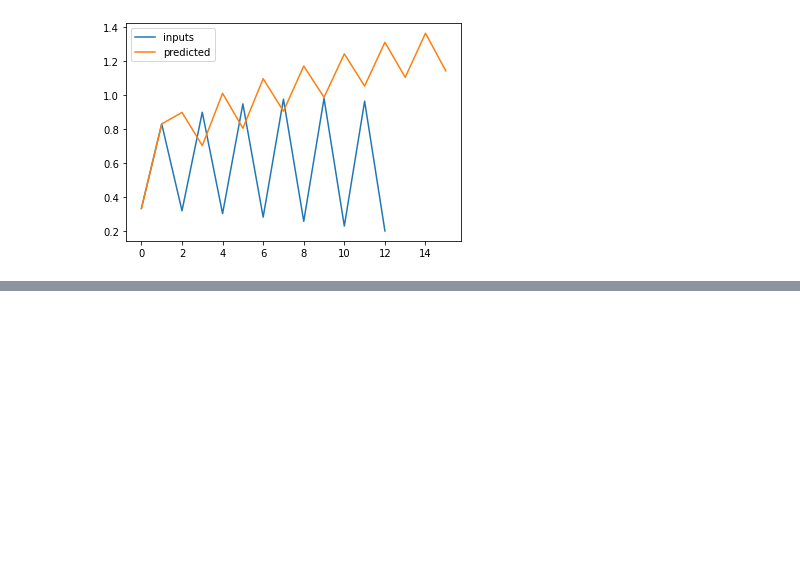
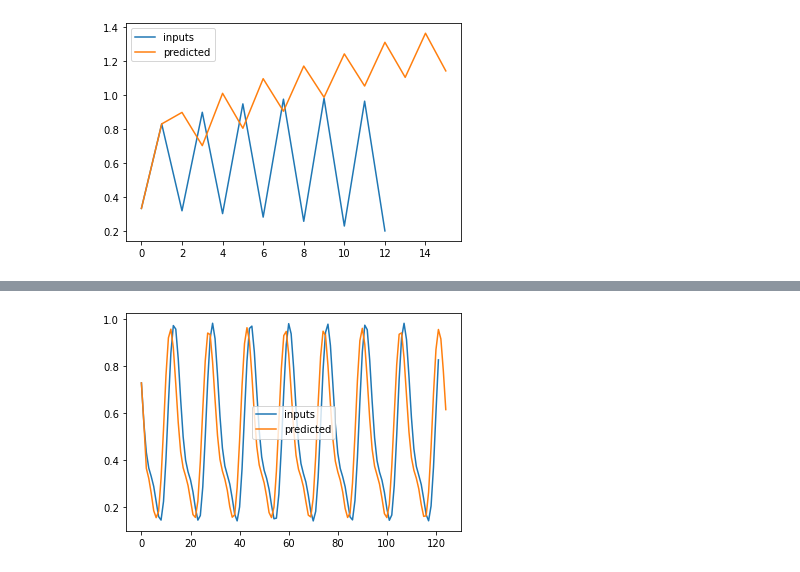
Before and after one commit to KatieJ16/Time_Space_multiscale, a Jupyter notebook: remake/double/toy2a_multiscale_model_fitting-Copy1.ipynb, the cells around one changed output, grey strips where cells are left out. Saved outputs shown, nothing was run; the diff lists cells and outputs as text; code cells hidden in the pictures; blank space fills up the shorter version.

Commit message:
predicts

```diff
--- a/remake/double/toy2a_multiscale_model_fitting-Copy1.ipynb
+++ b/remake/double/toy2a_multiscale_model_fitting-Copy1.ipynb
@@ -27,7 +27,7 @@ import ResNet as tnet
 # %%
 # paths
 data_dir = '../data/toy2a'
-model_dir = '../models/toy2a'
+model_dir = '.'#'../models/toy2a'
 result_dir = '../result/toy2a'
 
 #load data
@@ -258,7 +258,7 @@ import ResNet as tnet
 def train_one_timestep(step_size, train_data, val_data=None, test_data=None, current_size=1,
                        dt = 1, n_forward = 5, noise=0, make_new = False, dont_train = True,
                        lr = 1e-3, max_epochs = 10000, batch_size = 50,threshold = 1e-4,
-                       model_dir = './models/toy2',i=None, j = None,print_every=1000):
+                       model_dir = './models/toy2a',i=None, j = None,print_every=1000):
 
     """
     fits or loads model at 1 timestep
@@ -487,0 +490,35 @@ dataset.train_x.shape
+# %%
+def pred_n_plot(data, model):# print(torch.tensor(x[0:1]).unsqueeze(1))
+# inputs = np.zeros((498, 2))
+# inputs = torch.cat((train_dict['1'][0,:-2,0], train_dict['1'][0,1:-1,0]), axis = 1)
+    data_smaller = data[:,::step_size]
+    i = 3
+    inputs = torch.cat((data_smaller[i,:-3,0], data_smaller[i,1:-2,0], data_smaller[i,2:-1,0]), axis = 1)
+    outputs = data_smaller[i,3:,0]
+    # inputs = inputs[::step_size]
+    # outputs = outputs[::4]
+
+    # inputs = train_dict['1'][0,:-1,0]
+    # outputs = train_dict['1'][0,2:,0]
+    inputs_first = torch.tensor(inputs[:-1])
+    plt.plot(inputs[:,0], label = "inputs")
+    # plt.plot(outputs[:,0], label = "outputs")#,'--bo')
+    t = 0
+    y_pred = model_time(inputs_first[0:3].float())
+    y_pred = torch.cat((inputs_first[0:3,0:2].float(),y_pred), axis = 1)
+    to_plot = [y_pred.detach().numpy()[0,0]]
+    # plt.plot(t,y_pred.detach().numpy()[0,0],'.')
+    for i in range(int(498/step_size)):
+        y_next = model_time(y_pred)
+        y_next = torch.cat((y_pred[:, 1:3],y_next), axis = 1)
+        to_plot.append(y_next.detach().numpy()[0,0])
+    #     plt.plot(i + 2, y_next.detach().numpy()[0,0],'.')
+        y_pred = y_next
+    plt.plot(to_plot, label = "predicted")
+    plt.legend()
+
+model_time = torch.load('./model_L1_D4_noise0.pt')
+pred_n_plot(val_dict[str(current_size)], model_time)
+pred = model_time.predict_mse()
+# %% [output]
+[figure, added]
```
Also changed, not shown: parts of 6 cells of this notebook, 1 other file.
